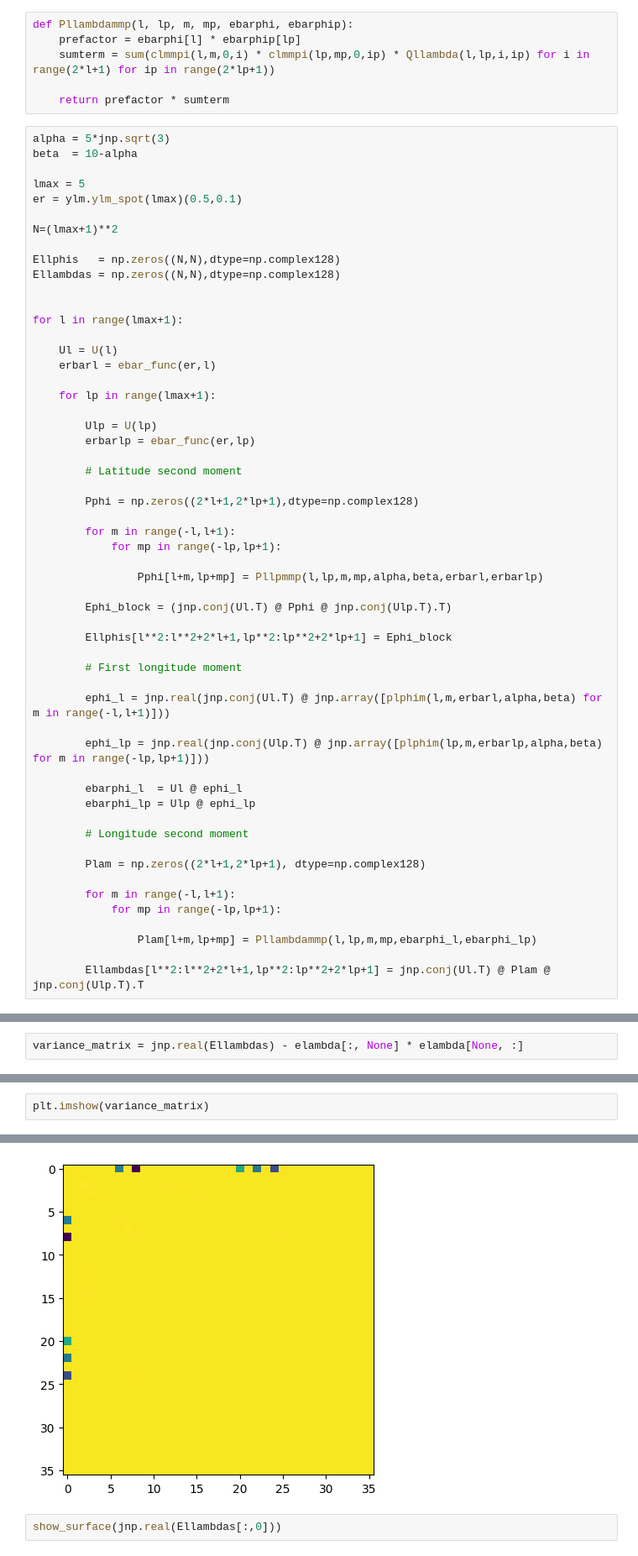
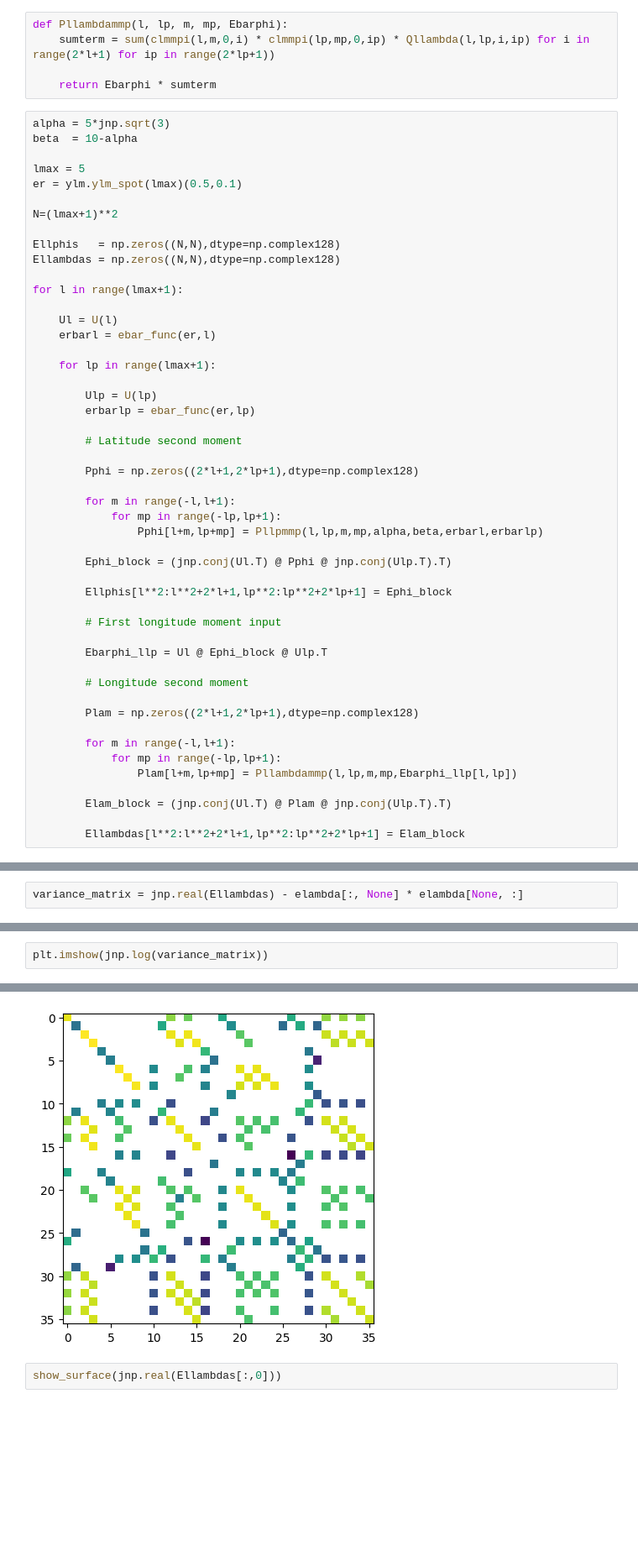
Before and after one commit to farr/StarryStarryProcessJaxoplanet, a Jupyter notebook: integrals.ipynb, the cells around one changed output, grey strips where cells are left out. Shown at 84% size. Saved outputs shown, nothing was run; the diff lists cells and outputs as text; blank space fills up the shorter version.

```diff
--- a/integrals.ipynb
+++ b/integrals.ipynb
@@ -460,11 +460,10 @@ def Qllambda(l, lp, i, ip):
     else:
         return qllambda(l+lp, i+ip)
 # %%
-def Pllambdammp(l, lp, m, mp, ebarphi, ebarphip):
-    prefactor = ebarphi[l] * ebarphip[lp]
+def Pllambdammp(l, lp, m, mp, Ebarphi):
     sumterm = sum(clmmpi(l,m,0,i) * clmmpi(lp,mp,0,ip) * Qllambda(l,lp,i,ip) for i in range(2*l+1) for ip in range(2*lp+1))
 
-    return prefactor * sumterm
+    return Ebarphi * sumterm
 # %%
 alpha = 5*jnp.sqrt(3)
 beta  = 10-alpha
@@ -476,7 +475,6 @@ N=(lmax+1)**2
 
 Ellphis   = np.zeros((N,N),dtype=np.complex128)
 Ellambdas = np.zeros((N,N),dtype=np.complex128)
-
 
 for l in range(lmax+1):
 
@@ -494,29 +492,24 @@ for l in range(lmax+1):
 
         for m in range(-l,l+1):
             for mp in range(-lp,lp+1):
-
                 Pphi[l+m,lp+mp] = Pllpmmp(l,lp,m,mp,alpha,beta,erbarl,erbarlp)
 
         Ephi_block = (jnp.conj(Ul.T) @ Pphi @ jnp.conj(Ulp.T).T)
 
         Ellphis[l**2:l**2+2*l+1,lp**2:lp**2+2*lp+1] = Ephi_block
 
-        # First longitude moment
+        # First longitude moment input
 
-        ephi_l = jnp.real(jnp.conj(Ul.T) @ jnp.array([plphim(l,m,erbarl,alpha,beta) for m in range(-l,l+1)]))
-
-        ephi_lp = jnp.real(jnp.conj(Ulp.T) @ jnp.array([plphim(lp,m,erbarlp,alpha,beta) for m in range(-lp,lp+1)]))
-
-        ebarphi_l  = Ul @ ephi_l
-        ebarphi_lp = Ulp @ ephi_lp
+        Ebarphi_llp = Ul @ Ephi_block @ Ulp.T
 
         # Longitude second moment
 
-        Plam = np.zeros((2*l+1,2*lp+1), dtype=np.complex128)
+        Plam = np.zeros((2*l+1,2*lp+1),dtype=np.complex128)
 
         for m in range(-l,l+1):
             for mp in range(-lp,lp+1):
+                Plam[l+m,lp+mp] = Pllambdammp(l,lp,m,mp,Ebarphi_llp[l,lp])
 
-                Plam[l+m,lp+mp] = Pllambdammp(l,lp,m,mp,ebarphi_l,ebarphi_lp)
+        Elam_block = (jnp.conj(Ul.T) @ Plam @ jnp.conj(Ulp.T).T)
 
-        Ellambdas[l**2:l**2+2*l+1,lp**2:lp**2+2*lp+1] = jnp.conj(Ul.T) @ Plam @ jnp.conj(Ulp.T).T
+        Ellambdas[l**2:l**2+2*l+1,lp**2:lp**2+2*lp+1] = Elam_block
@@ -558,8 +547,8 @@ Array([[ 7.7486038e-07,  0.0000000e+00,  0.0000000e+00, ...,
 # %%
-plt.imshow(variance_matrix)
+plt.imshow(jnp.log(variance_matrix))
 # %% [output]
 <matplotlib.image.AxesImage at 0x...>
-[figure, old version]
+[figure, new version]
 # %%
 show_surface(jnp.real(Ellambdas[:,0]))
 # %% [output]
```
Also changed, not shown: parts of 6 cells of this notebook, 1 other file.
